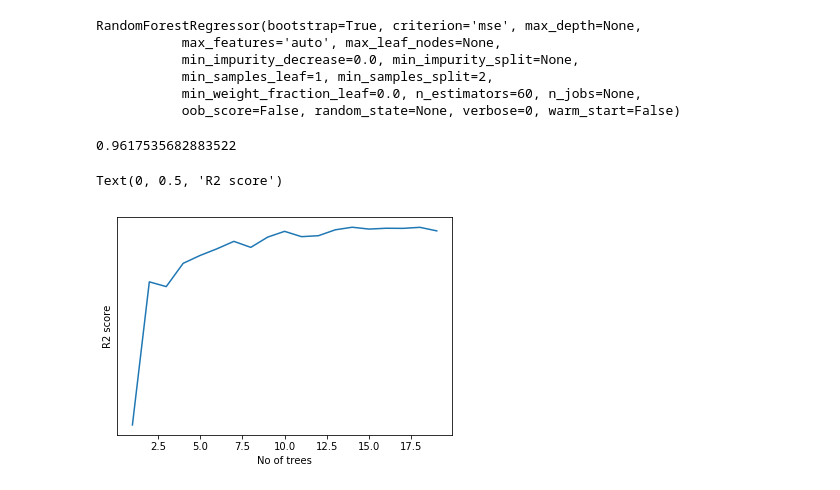
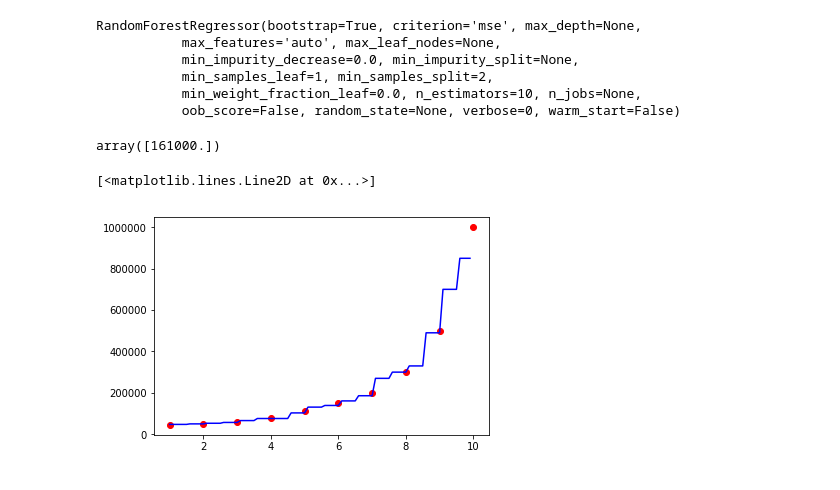
Before and after one commit to saifgazali/SalaryPredictionsUsingDifferentRegressionModels, a Jupyter notebook: RandomForestRegression.ipynb, the cells around one changed output. Cells and saved outputs as stored; diff of their text form; code cells hidden in the pictures.

```diff
--- a/RandomForestRegression.ipynb
+++ b/RandomForestRegression.ipynb
@@ -26,13 +36,12 @@ X_Train, X_Test, Y_Train, Y_Test = train_test_split(X,Y,test_size=0.2)
 # %%
 from sklearn.ensemble import RandomForestRegressor
+regressor = RandomForestRegressor(n_estimators=10)
-# %%
-regressor = RandomForestRegressor(n_estimators=60)
 # %%
-regressor.fit(X_Train,Y_Train)
+regressor.fit(X,Y)
 # %% [output]
 RandomForestRegressor(bootstrap=True, criterion='mse', max_depth=None,
            max_features='auto', max_leaf_nodes=None,
            min_impurity_decrease=0.0, min_impurity_split=None,
            min_samples_leaf=1, min_samples_split=2,
-           min_weight_fraction_leaf=0.0, n_estimators=60, n_jobs=None,
+           min_weight_fraction_leaf=0.0, n_estimators=10, n_jobs=None,
            oob_score=False, random_state=None, verbose=0, warm_start=False)
@@ -41,34 +48,12 @@ y_pred = regressor.predict(X_Test)
-# %%
-from sklearn.metrics import r2_score
-
-r2_score(Y_Test,y_pred)
-# %% [output]
-0.9617535682883522
-# %%
-# checking the number of trees
-no_of_trees = np.arange(1,20)
-r2_scores = []
-max_r2_score = 0
-best_no_of_trees=0
-
-for no_of_tree in no_of_trees:
-    regressor = RandomForestRegressor(n_estimators=no_of_tree)
-    regressor.fit(X_Train,Y_Train)
-    y_pred = regressor.predict(X_Test)
-    r2 = r2_score(Y_Test,y_pred)
-    r2_scores.append(r2 * 100)
-
-    if max_r2_score < r2:
-        max_r2_score = r2
-        best_no_of_trees = no_of_tree
-
-
-fig = plt.figure()
-ax = fig.add_subplot(111)
-ax.plot(no_of_trees,r2_scores)
-ax.set_yscale('log')
-ax.set_xlabel('No of trees')
-ax.set_ylabel('R2 score')
-# %% [output]
-Text(0, 0.5, 'R2 score')
-[figure, removed]
+# %%
+regressor.predict([[6.5]])
+# %% [output]
+array([161000.])
+# %%
+X_grid = np.arange(min(X),max(X),0.1)
+X_grid = X_grid.reshape((len(X_grid),1))
+plt.scatter(X,Y,color='red')
+plt.plot(X_grid,regressor.predict(X_grid),color='blue')
+# %% [output]
+[<matplotlib.lines.Line2D at 0x...>]
+[figure, added]
```
Also changed, not shown: parts of 9 cells of this notebook, 3 other files.
